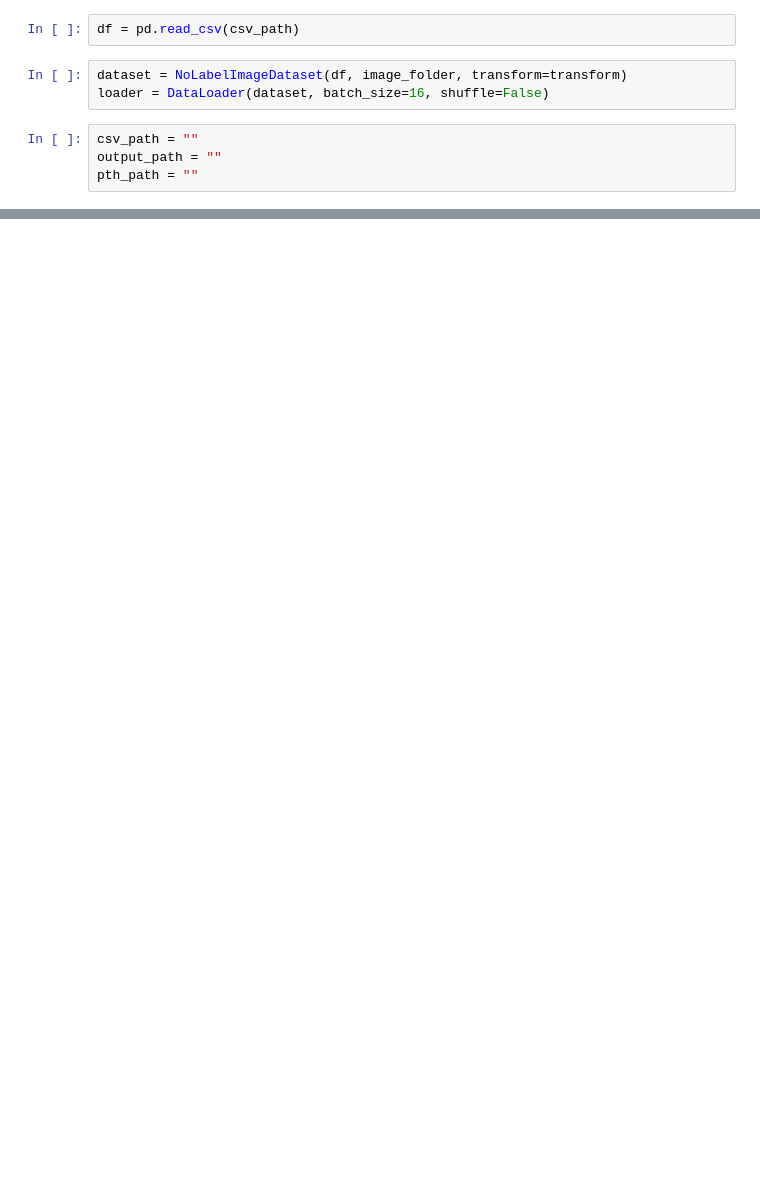
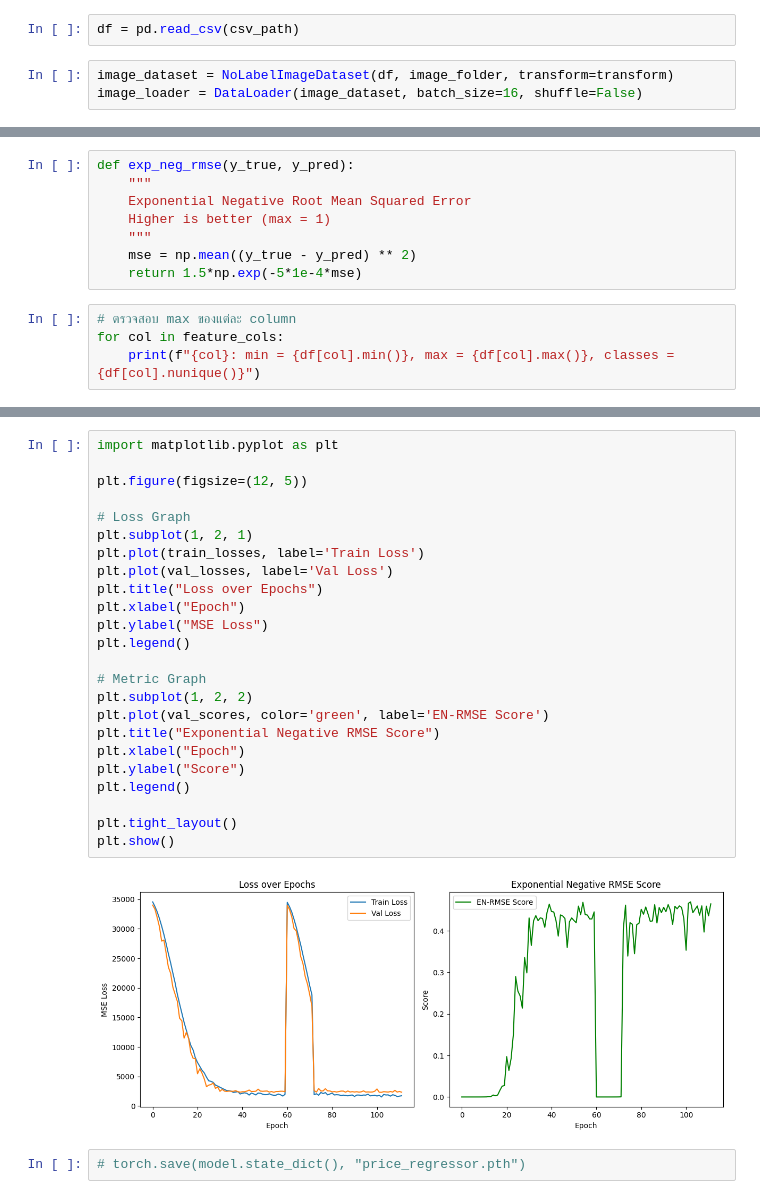
Before and after one commit to Kittipong-Dev/secondhand-pricing-model, a Jupyter notebook: secondhand_pricing_model.ipynb, the cells around one changed output, grey strips where cells are left out. Saved outputs shown, nothing was run; the diff lists cells and outputs as text; blank space fills up the shorter version.

```diff
--- a/secondhand_pricing_model.ipynb
+++ b/secondhand_pricing_model.ipynb
@@ -215,12 +277,8 @@ transform = transforms.Compose([
 # %%
 df = pd.read_csv(csv_path)
 # %%
-dataset = NoLabelImageDataset(df, image_folder, transform=transform)
-loader = DataLoader(dataset, batch_size=16, shuffle=False)
+image_dataset = NoLabelImageDataset(df, image_folder, transform=transform)
+image_loader = DataLoader(image_dataset, batch_size=16, shuffle=False)
-# %%
-csv_path = ""
-output_path = ""
-pth_path = ""
 # %%
 model = SecondhandEvaluatingModel()
 model.load_state_dict(torch.load(pth_path))
@@ -268,0 +580,12 @@ print(f"Saved csv to {output_path}")
+# %%
+def exp_neg_rmse(y_true, y_pred):
+    """
+    Exponential Negative Root Mean Squared Error
+    Higher is better (max = 1)
+    """
+    mse = np.mean((y_true - y_pred) ** 2)
+    return 1.5*np.exp(-5*1e-4*mse)
+# %%
+# ตรวจสอบ max ของแต่ละ column
+for col in feature_cols:
+    print(f"{col}: min = {df[col].min()}, max = {df[col].max()}, classes = {df[col].nunique()}")
@@ -268,0 +706,28 @@ print(f"Saved csv to {output_path}")
+# %%
+import matplotlib.pyplot as plt
+
+plt.figure(figsize=(12, 5))
+
+# Loss Graph
+plt.subplot(1, 2, 1)
+plt.plot(train_losses, label='Train Loss')
+plt.plot(val_losses, label='Val Loss')
+plt.title("Loss over Epochs")
+plt.xlabel("Epoch")
+plt.ylabel("MSE Loss")
+plt.legend()
+
+# Metric Graph
+plt.subplot(1, 2, 2)
+plt.plot(val_scores, color='green', label='EN-RMSE Score')
+plt.title("Exponential Negative RMSE Score")
+plt.xlabel("Epoch")
+plt.ylabel("Score")
+plt.legend()
+
+plt.tight_layout()
+plt.show()
+# %% [output]
+[figure, added]
+# %%
+# torch.save(model.state_dict(), "price_regressor.pth")
```
Also changed, not shown: parts of 25 cells of this notebook.
